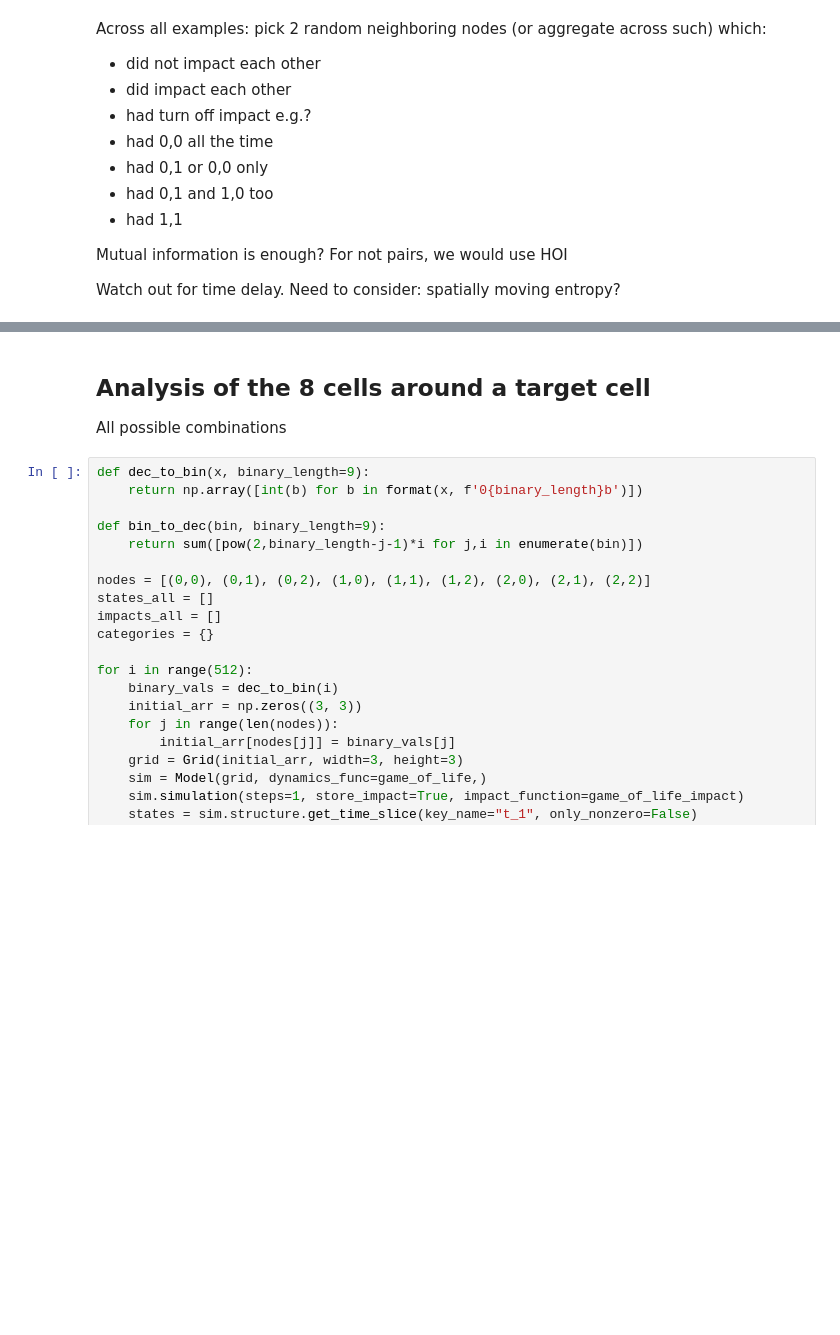
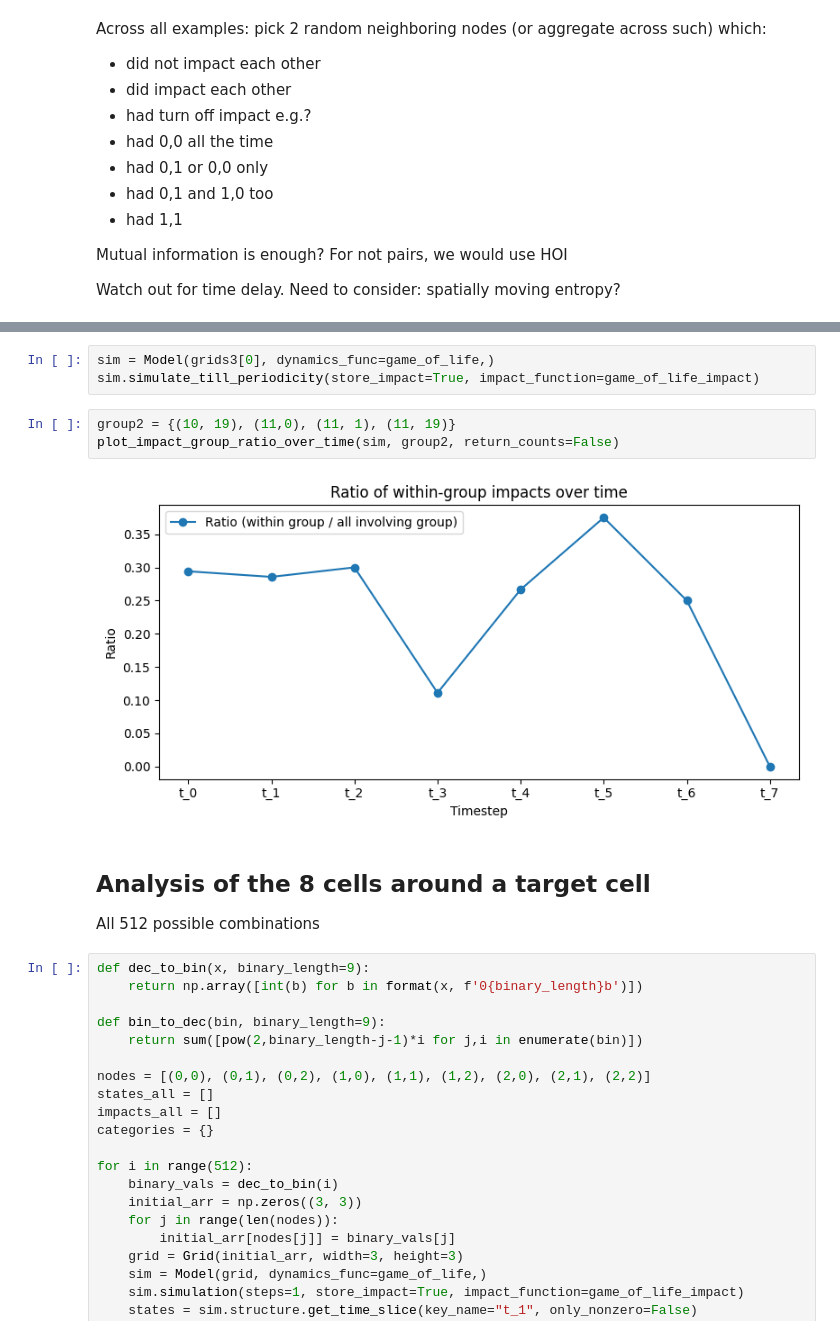
Before and after one commit to me9hanics/combinatorial-emergence-higher-order-dynamics, a Jupyter notebook: experiments/self_organized_patterns.ipynb, the cells around one changed output, grey strips where cells are left out. Cells and saved outputs as stored; diff of their text form; blank space fills up the shorter version.

```diff
--- a/experiments/self_organized_patterns.ipynb
+++ b/experiments/self_organized_patterns.ipynb
@@ -75,7 +408,15 @@ Watch out for time delay. Need to consider: spatially moving entropy?
+# %%
+sim = Model(grids3[0], dynamics_func=game_of_life,)
+sim.simulate_till_periodicity(store_impact=True, impact_function=game_of_life_impact)
+# %%
+group2 = {(10, 19), (11,0), (11, 1), (11, 19)}
+plot_impact_group_ratio_over_time(sim, group2, return_counts=False)
+# %% [output]
+[figure, added]
 # %% [markdown]
 ## Analysis of the 8 cells around a target cell
 
-All possible combinations
+All 512 possible combinations
 # %%
 def dec_to_bin(x, binary_length=9):
     return np.array([int(b) for b in format(x, f'0{binary_length}b')])
```
Also changed, not shown: parts of 32 cells of this notebook.
